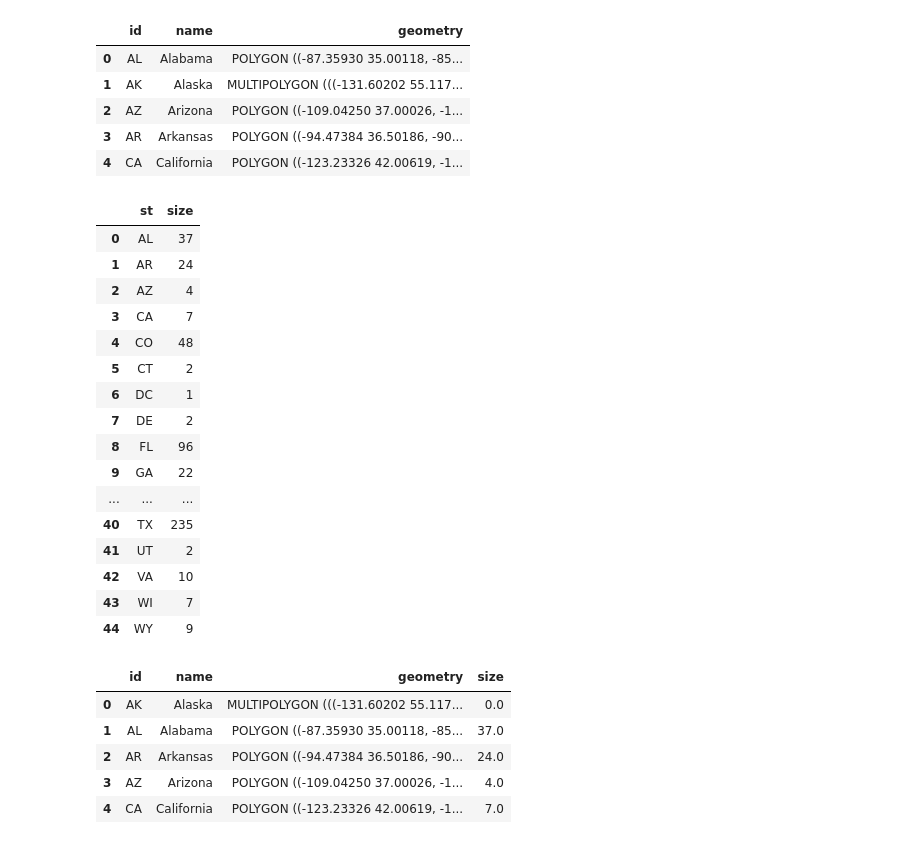
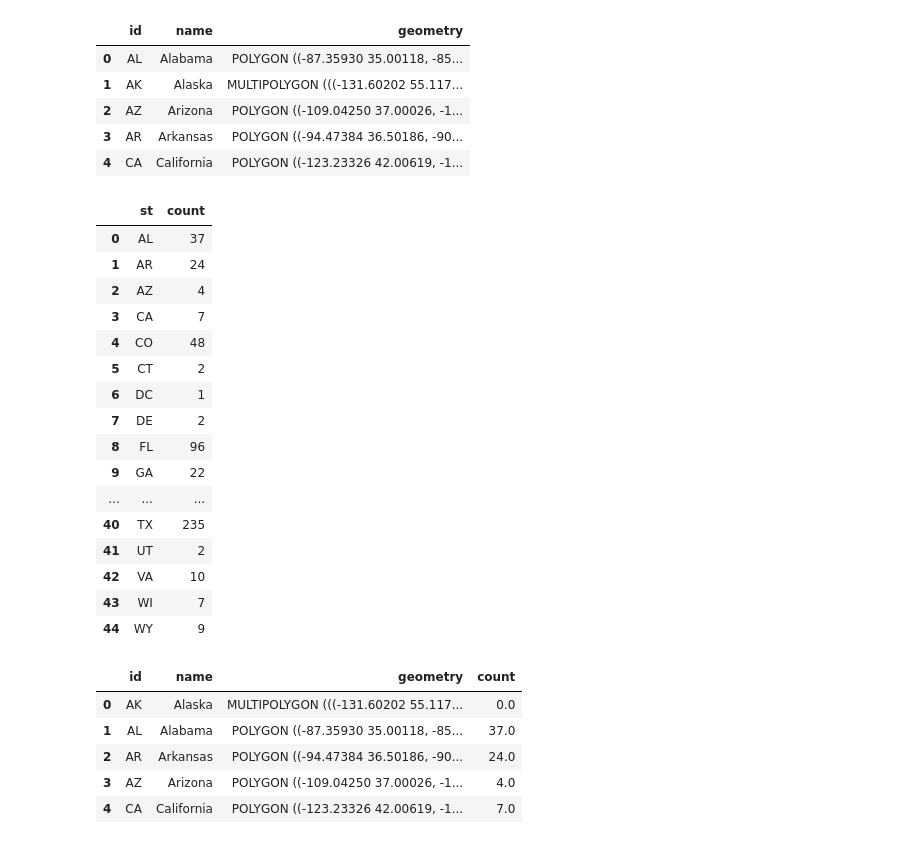
Before and after one commit to brodelp/data-science-ualr, a Jupyter notebook: exploration.ipynb, the cells around one changed output. Drawn from its saved outputs; the diff is of its cells as text; code cells hidden in the pictures.

Commit message:
rename column

```diff
--- a/exploration.ipynb
+++ b/exploration.ipynb
@@ -153,9 +153,10 @@ geousa.head()
 | 4 | CA | California | POLYGON ((-123.23326 42.00619, -1... |
 # %%
 tornado_count = data[data['yr']==1995].groupby('st', as_index=False).size()
+tornado_count.rename(columns={"size":"count"}, inplace=True)
 tornado_count
 # %% [output]
-|  | st | size |
+|  | st | count |
 | 0 | AL | 37 |
 | 1 | AR | 24 |
 | 2 | AZ | 4 |
@@ -175,10 +176,10 @@ tornado_count
 # %%
 geo_count_df: gpd.GeoDataFrame = geousa.merge(tornado_count, left_on='id', right_on='st', how='outer')
 geo_count_df.drop(['st'], axis=1, inplace=True)
-geo_count_df = geo_count_df.fillna(value={"size": 0})
+geo_count_df = geo_count_df.fillna(value={"count": 0})
 geo_count_df.head()
 # %% [output]
-|  | id | name | geometry | size |
+|  | id | name | geometry | count |
 | 0 | AK | Alaska | MULTIPOLYGON (((-131.60202 55.117... | 0.0 |
 | 1 | AL | Alabama | POLYGON ((-87.35930 35.00118, -85... | 37.0 |
 | 2 | AR | Arkansas | POLYGON ((-94.47384 36.50186, -90... | 24.0 |
```
Also changed, not shown: parts of 1 cell of this notebook.
